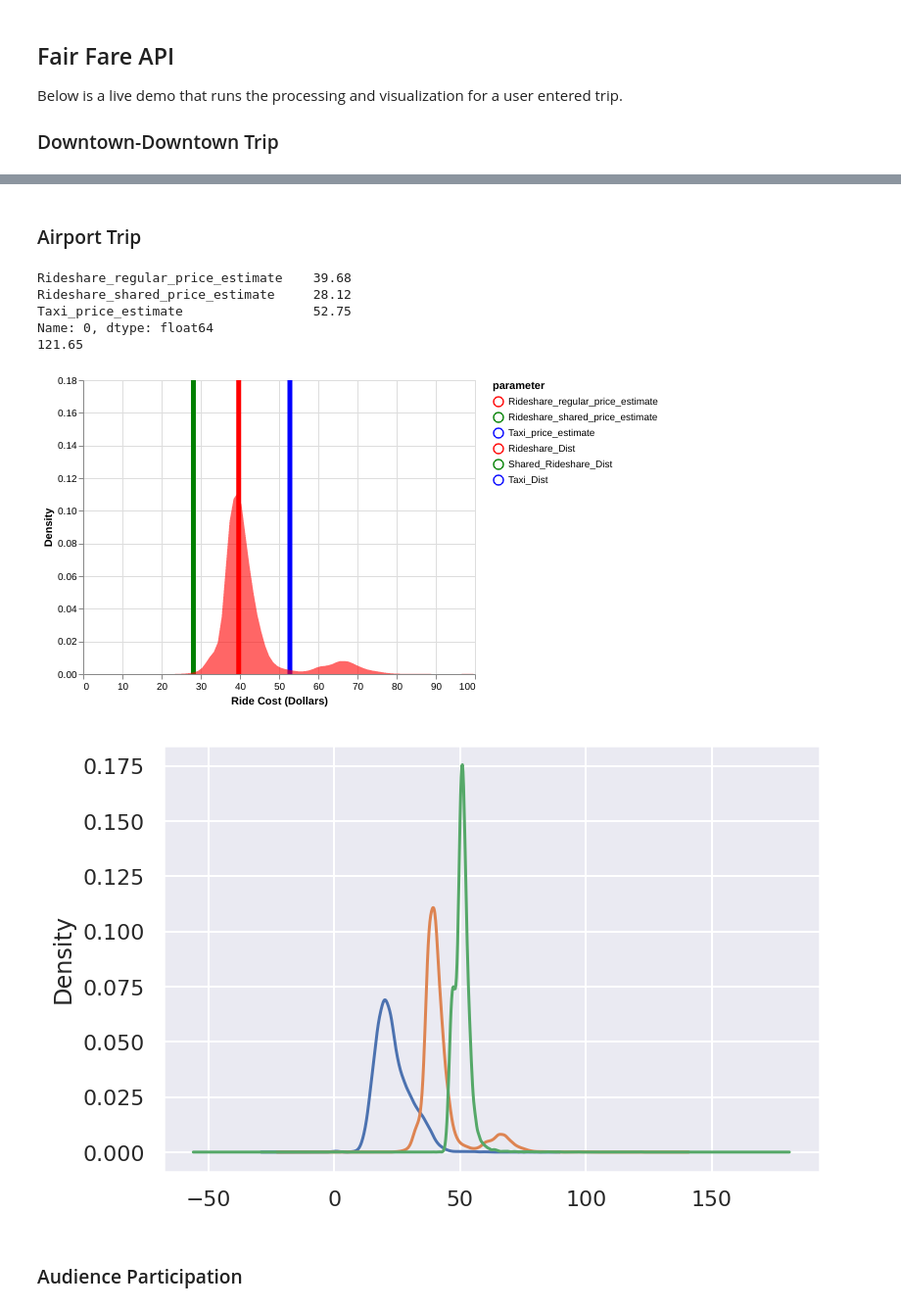
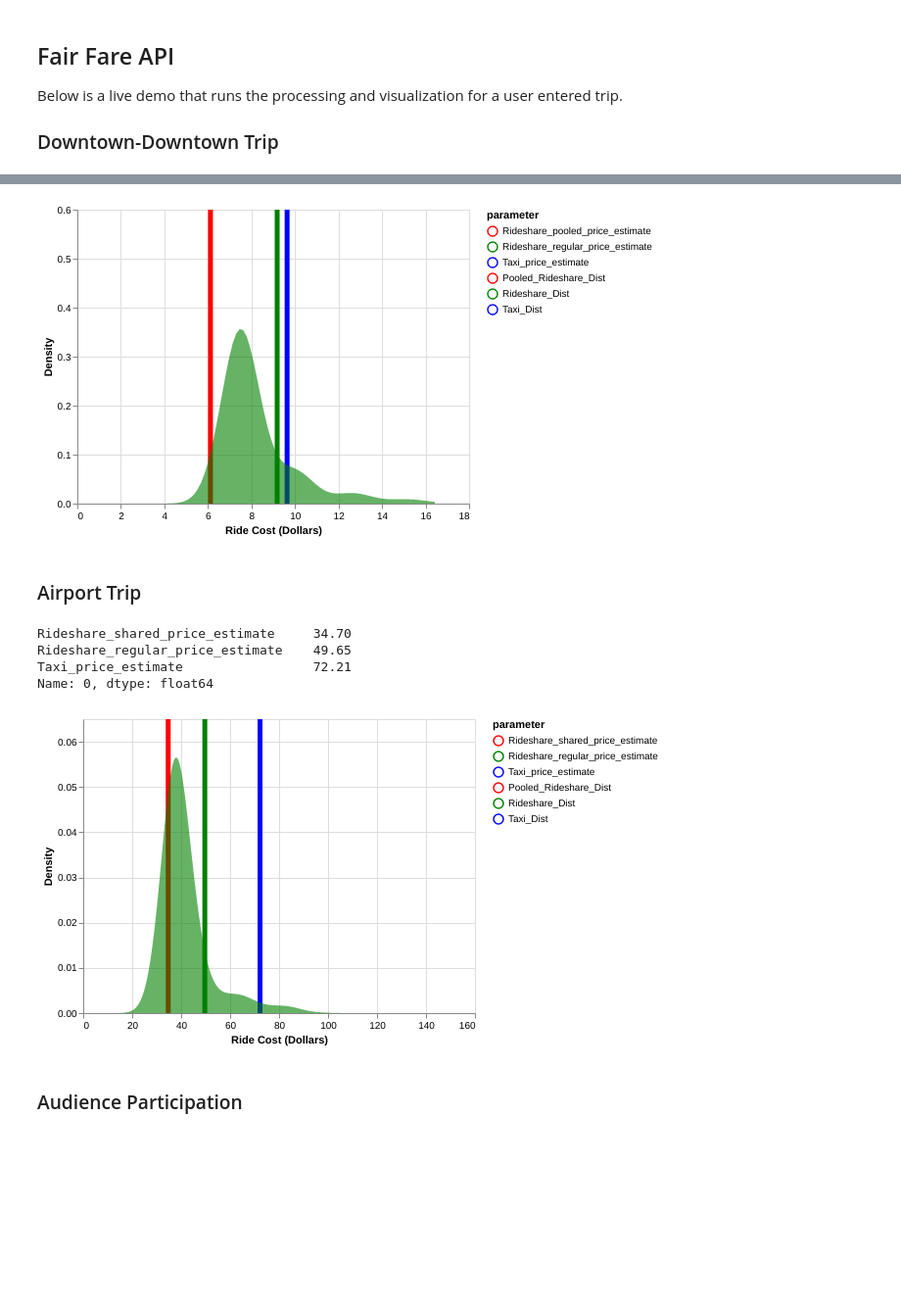
Before and after one commit to isaackod/TNP_taxi_project, a Jupyter notebook: high_level_UI.ipynb, the cells around one changed output, grey strips where cells are left out. Shown at 98% size. Saved outputs shown, nothing was run; the diff lists cells and outputs as text; code cells hidden in the pictures; blank space fills up the shorter version.

```diff
--- a/high_level_UI.ipynb
+++ b/high_level_UI.ipynb
@@ -231,24 +74,39 @@ show_viz(results)
+# %%
+
+from Fair_Fare.plotting import build_hists_for_altair, build_preds_for_altair, show_viz
+
+rideshare_shared_fares,rideshare_fares,taxi_fares = results[2:5]
+fare_dict = {'Pooled_Rideshare_Dist':rideshare_shared_fares,
+             'Rideshare_Dist': rideshare_fares, 'Taxi_Dist': taxi_fares}
+predictions = results[0]
+
+show_viz(results,fare_dict, predictions)
+# %% [output]
+[figure, added]
 # %% [markdown]
 ### Airport Trip
 # %%
 USER_PARAMS = {"pickup": "chicago ohare airport",
                "dropoff": "the bean chicago",
                "forecast_hrs":1}
 
 results = run_Fair_Fare(USER_PARAMS)
 
 pd.set_option("display.precision", 2)
 print(pd.DataFrame(results[5]).iloc[0])
 
-show_viz(results)
+rideshare_shared_fares,rideshare_fares,taxi_fares = results[2:5]
+fare_dict = {'Pooled_Rideshare_Dist':rideshare_shared_fares,
+             'Rideshare_Dist': rideshare_fares, 'Taxi_Dist': taxi_fares}
+predictions = results[5]
+
+show_viz(results,fare_dict, predictions)
 # %% [output]
-Rideshare_regular_price_estimate    39.68
-Rideshare_shared_price_estimate     28.12
-Taxi_price_estimate                 52.75
+Rideshare_shared_price_estimate     34.70
+Rideshare_regular_price_estimate    49.65
+Taxi_price_estimate                 72.21
 Name: 0, dtype: float64
-121.65
-[figure, old version]
+[figure, new version]
-[figure, removed]
 # %% [markdown]
 ### Audience Participation
 # %%
```
Also changed, not shown: parts of 16 cells of this notebook, 8 other files.
